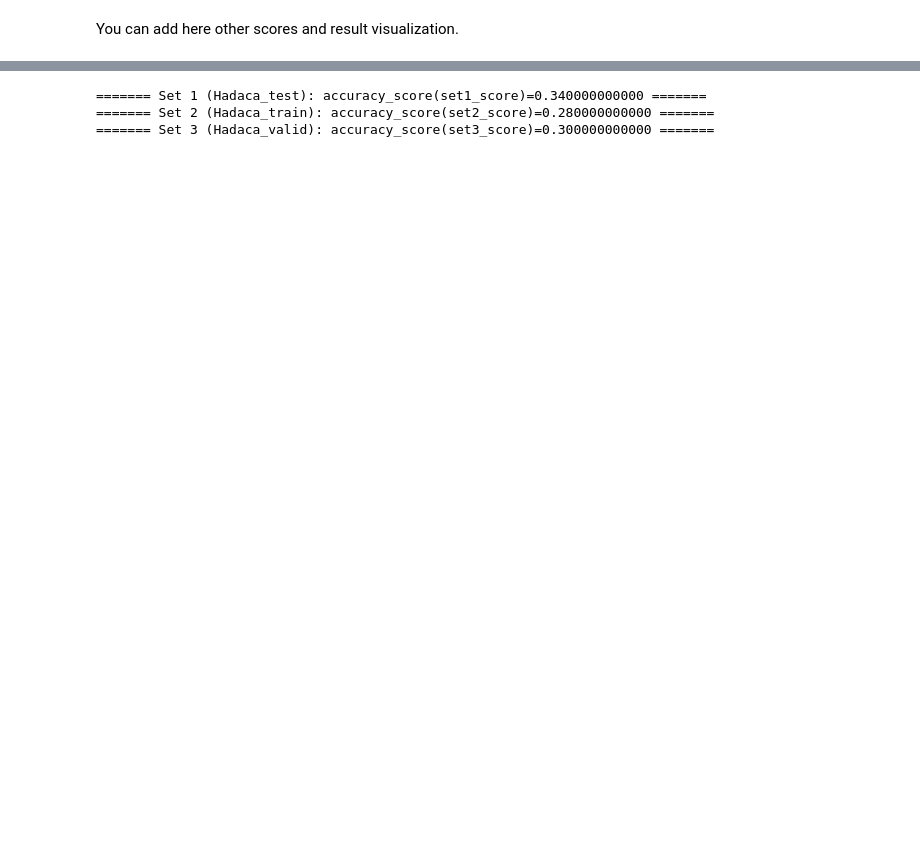
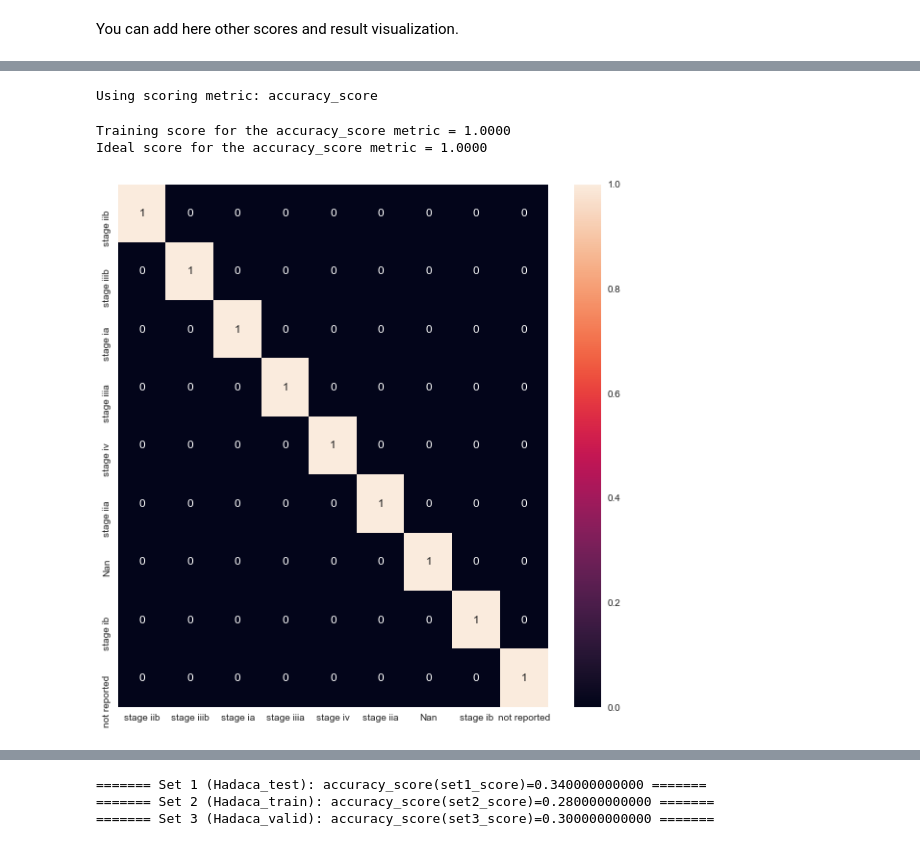
Before and after one commit to HADACA/HADACA, a Jupyter notebook: starting_kit/README.ipynb, the cells around one changed output, grey strips where cells are left out. Saved outputs shown, nothing was run; the diff lists cells and outputs as text; code cells hidden in the pictures; blank space fills up the shorter version.

Commit message:
reglage C + ajout facto dans le README

```diff
--- a/starting_kit/README.ipynb
+++ b/starting_kit/README.ipynb
@@ -294,0 +344,15 @@ CV score (95 perc. CI): 0.20 (+/- 0.18)
+# %%
+M1 = model()
+trained_model_name = model_dir + data_name
+# Uncomment the next line to re-load an already trained model
+#M = M.load(trained_model_name)
+# %%
+
+if not(M1.is_trained):
+    X_train_facto = svd.fit_transform(D.data['X_train'])
+    Y_train = D.data['Y_train']
+    M1.fit(X_train_facto, Y_train)
+
+Y_hat_train_facto = M1.predict(svd.fit_transform(D.data['X_train'])) # Optional, not really needed to test on taining examples
+Y_hat_valid_facto = M1.predict(svd.fit_transform(D.data['X_valid']))
+Y_hat_test_facto = M1.predict(svd.fit_transform(D.data['X_test']))
@@ -294,0 +376,27 @@ CV score (95 perc. CI): 0.20 (+/- 0.18)
+# %%
+from libscores import get_metric
+metric_name, scoring_function = get_metric()
+print('Using scoring metric:', metric_name)
+# Uncomment the next line to display the code of the scoring metric
+#??scoring_function
+# %% [output]
+Using scoring metric: accuracy_score
+# %%
+print('Training score for the', metric_name, 'metric = %5.4f' % scoring_function(Y_train, Y_hat_train_facto))
+print('Ideal score for the', metric_name, 'metric = %5.4f' % scoring_function(Y_train, Y_train))
+# %% [output]
+Training score for the accuracy_score metric = 1.0000
+Ideal score for the accuracy_score metric = 1.0000
+# %%
+y_pred1 = Y_hat_train_facto
+y_test1 = Y_train
+array = confusion_matrix(y_test1, y_pred1)
+array = array.astype('float') / array.sum(axis=1)[:, np.newaxis]
+
+
+df_cm = pd.DataFrame(array, index = set(list(data_slice.target)) , columns = set(list(data_slice.target)))
+plt.figure(figsize = (10,10))
+sn.heatmap(df_cm, annot=True)
+plt.show()
+# %% [output]
+[figure, added]
```
Also changed, not shown: parts of 33 cells of this notebook, 1 other file.
